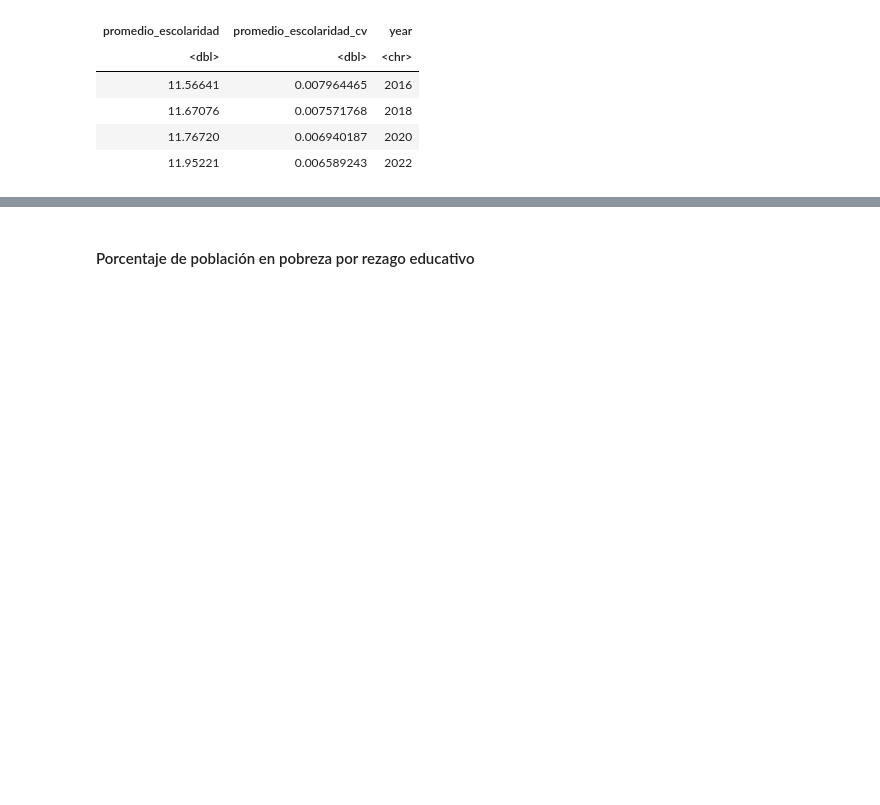
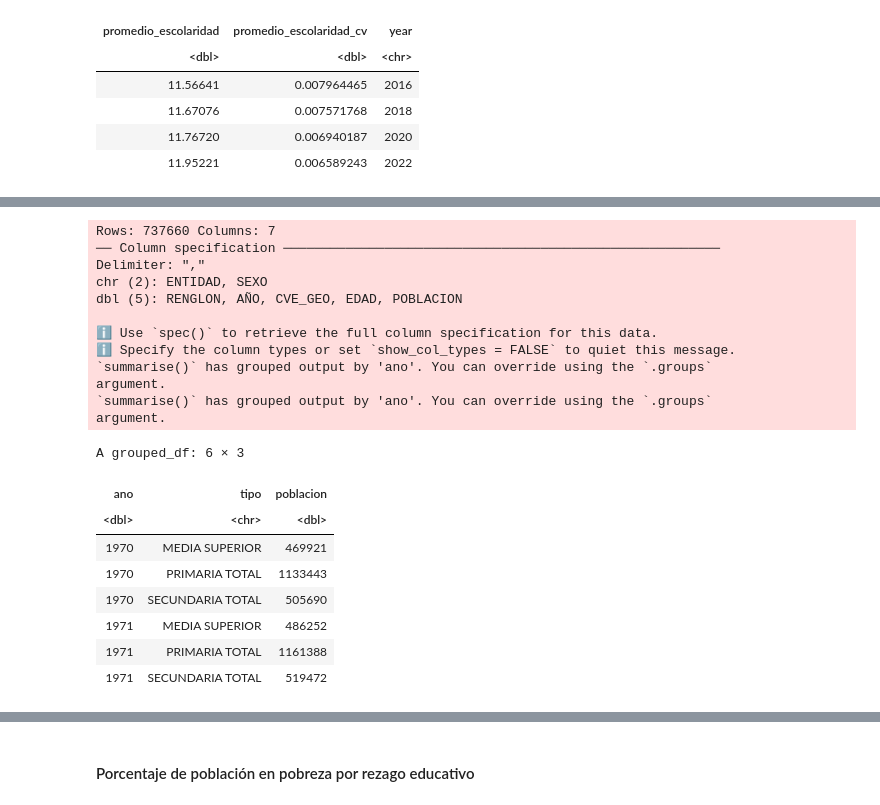
Before and after one commit to cpyp-ipdp/pgd_cdmx, a Jupyter notebook: indicadores/educacion_ciencia/indicadores_educ_ciencia_tec_pgd.ipynb, the cells around one changed output, grey strips where cells are left out. Saved outputs shown, nothing was run; the diff lists cells and outputs as text; code cells hidden in the pictures; blank space fills up the shorter version.

```diff
--- a/indicadores/educacion_ciencia/indicadores_educ_ciencia_tec_pgd.ipynb
+++ b/indicadores/educacion_ciencia/indicadores_educ_ciencia_tec_pgd.ipynb
@@ -273,0 +278,43 @@ A tibble: 4 × 3
+# %%
+##Leer datos de proyecciones de población de CONAPO
+
+conapo<-read_csv("https://conapo.segob.gob.mx/work/models/CONAPO/Datos_Abiertos/pry23/00_Pob_Mitad_1950_2070.csv")%>%
+  janitor::clean_names()%>%
+  filter(cve_geo==9)%>%
+group_by(ano,edad)%>%
+    summarise(poblacion= sum(poblacion))%>%
+mutate(tipo=
+case_when(edad>=6 & edad<=11 ~ "PRIMARIA TOTAL",
+          edad>=12 & edad<=14 ~ "SECUNDARIA TOTAL",
+            edad>=15 & edad<=17 ~ "MEDIA SUPERIOR"
+            )
+)%>%
+#Eliminar si tipo es NA
+filter(!is.na(tipo))%>%
+group_by(ano,tipo)%>%
+summarise(poblacion=sum(poblacion))
+
+
+head(conapo)
+# %% [output]
+Rows: 737660 Columns: 7
+── Column specification ────────────────────────────────────────────────────────
+Delimiter: ","
+chr (2): ENTIDAD, SEXO
+dbl (5): RENGLON, AÑO, CVE_GEO, EDAD, POBLACION
+
+ℹ Use `spec()` to retrieve the full column specification for this data.
+ℹ Specify the column types or set `show_col_types = FALSE` to quiet this message.
+`summarise()` has grouped output by 'ano'. You can override using the `.groups`
+argument.
+`summarise()` has grouped output by 'ano'. You can override using the `.groups`
+argument.
+A grouped_df: 6 × 3
+| ano | tipo | poblacion |
+| <dbl> | <chr> | <dbl> |
+| 1970 | MEDIA SUPERIOR | 469921 |
+| 1970 | PRIMARIA TOTAL | 1133443 |
+| 1970 | SECUNDARIA TOTAL | 505690 |
+| 1971 | MEDIA SUPERIOR | 486252 |
+| 1971 | PRIMARIA TOTAL | 1161388 |
+| 1971 | SECUNDARIA TOTAL | 519472 |
```
Also changed, not shown: parts of 9 cells of this notebook.
